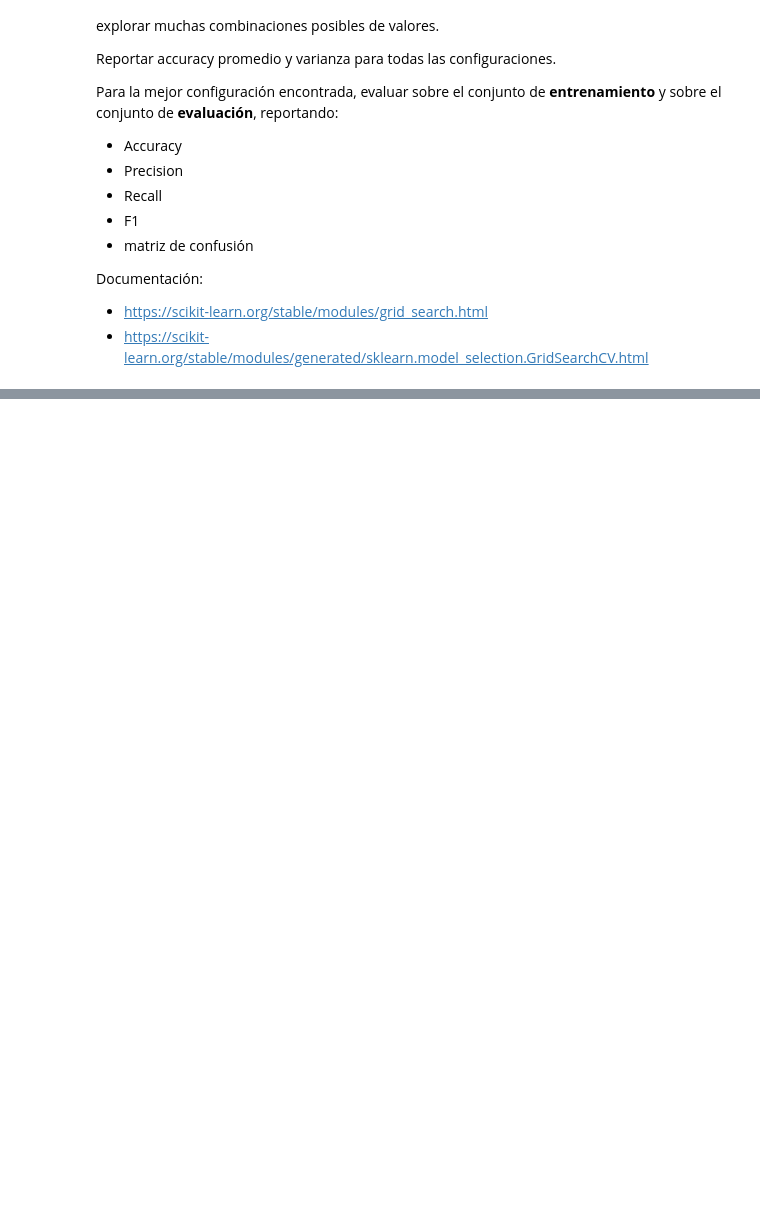
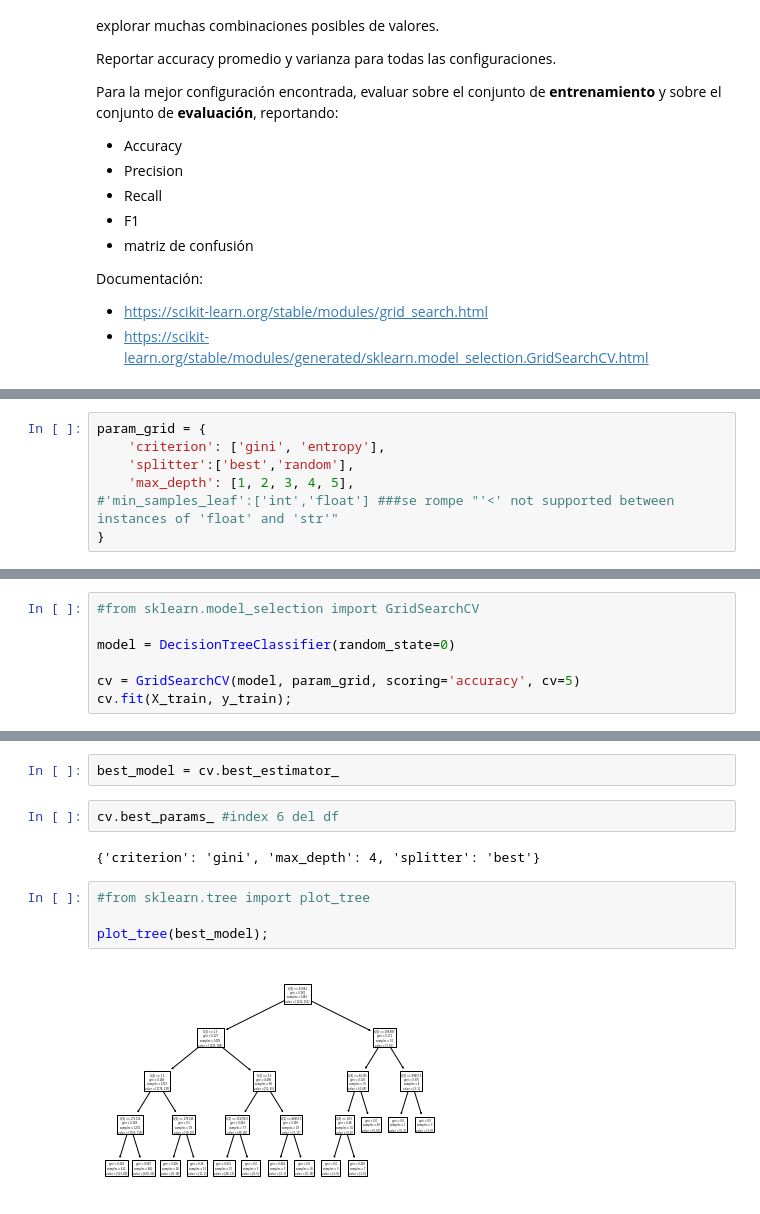
Before and after one commit to Nico37-coder/IAA-Team-22, a Jupyter notebook: Lab 2 NEF.ipynb, the cells around one changed output, grey strips where cells are left out. Saved outputs shown, nothing was run; the diff lists cells and outputs as text; blank space fills up the shorter version.

```diff
--- a/Lab 2 NEF.ipynb
+++ b/Lab 2 NEF.ipynb
@@ -260,0 +510,7 @@ Documentación:
+# %%
+param_grid = {
+    'criterion': ['gini', 'entropy'],
+    'splitter':['best','random'],
+    'max_depth': [1, 2, 3, 4, 5],
+#'min_samples_leaf':['int','float'] ###se rompe "'<' not supported between instances of 'float' and 'str'"
+}
@@ -260,0 +546,7 @@ Documentación:
+# %%
+#from sklearn.model_selection import GridSearchCV
+
+model = DecisionTreeClassifier(random_state=0)
+
+cv = GridSearchCV(model, param_grid, scoring='accuracy', cv=5)
+cv.fit(X_train, y_train);
@@ -260,0 +619,12 @@ Documentación:
+# %%
+best_model = cv.best_estimator_
+# %%
+cv.best_params_ #index 6 del df
+# %% [output]
+{'criterion': 'gini', 'max_depth': 4, 'splitter': 'best'}
+# %%
+#from sklearn.tree import plot_tree
+
+plot_tree(best_model);
+# %% [output]
+[figure, added]
```
Also changed, not shown: parts of 59 cells of this notebook, 1 other file.
